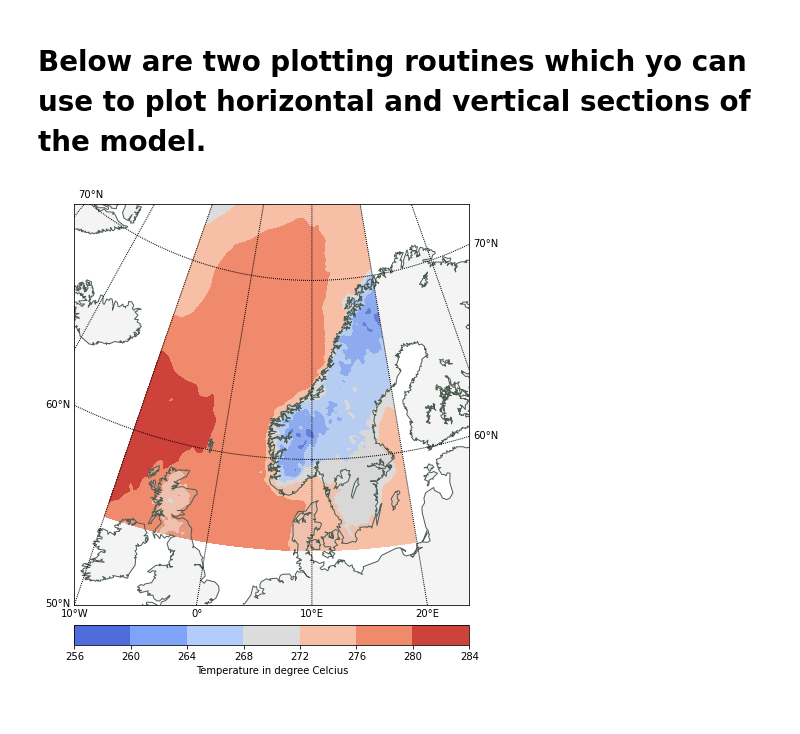
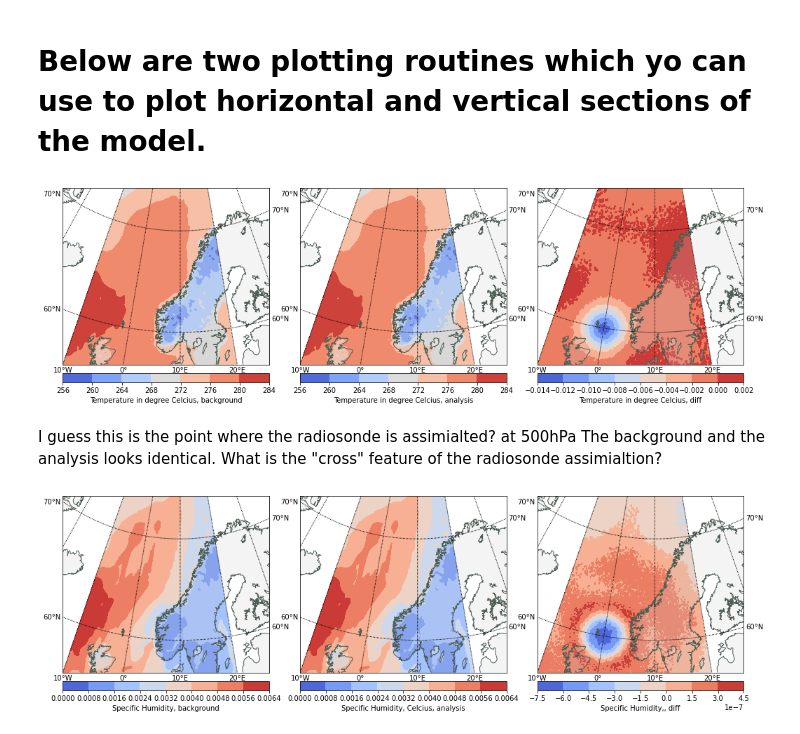
Before and after one commit to eirikngard/GEO4902, a Jupyter notebook: Data_assimilation_Eirik.ipynb, the cells around one changed output. Drawn from its saved outputs; the diff is of its cells as text; code cells hidden in the pictures.

```diff
--- a/Data_assimilation_Eirik.ipynb
+++ b/Data_assimilation_Eirik.ipynb
@@ -278,36 +219,96 @@ The data is stored in the original coordinates of the model, but do not worry ab
 # %% [markdown]
 # Below are two plotting routines which yo can use to plot horizontal and vertical sections of the model.
 # %%
-% matplotlib inline
-
 from matplotlib import pyplot as plt
 from mpl_toolkits.basemap import Basemap
 
 timestep=0; modellevel=59
-
 temp_background = model_background.air_temperature[timestep,modellevel,:,:]
 temp_analysis   = model_analysis.air_temperature[timestep,modellevel,:,:]
 
-fig = plt.figure(figsize=(7.2,7.2)) #11.7
+fig = plt.figure(figsize=(15,15)) #11.7
+gs = gridspec.GridSpec(1,3)
 plt.subplots_adjust(left=0.05, right=0.95, top=0.90, bottom=0.05, wspace=0.15, hspace=0.05)
 ax = plt.subplot(111)
 m = Basemap(projection='stere',
             boundinglat=40, lon_0=10, lat_0=78.4,
             resolution='l',
-            llcrnrlat= 50.0, urcrnrlat=72.0, llcrnrlon=-10.0, urcrnrlon=40.0)
+            llcrnrlat= 55.0, urcrnrlat=72.0, llcrnrlon=-10.0, urcrnrlon=40.0)
 
+ax = plt.subplot(gs[0],aspect='equal')
 m.drawcoastlines(color='#4D5D53'); m.fillcontinents(alpha=0.2)
 parallels = np.arange(0.,90,10); m.drawparallels(parallels,labels=[1,1,1,0],fontsize=10)
 meridians = np.arange(0.,360.,10); m.drawmeridians(meridians,labels=[0,0,0,1],latmax=80,fontsize=10)
+x, y = m(*np.meshgrid(model_background.lon,model_background.lat))
+cs=m.contourf(x,y,temp_background,cmap=plt.cm.coolwarm,extemd='max')
+cbar = m.colorbar(cs,location='bottom',pad="5%")
+cbar.set_label('Temperature in degree Celcius, background')
 
+ax = plt.subplot(gs[1],aspect='equal')
+m.drawcoastlines(color='#4D5D53'); m.fillcontinents(alpha=0.2)
+parallels = np.arange(0.,90,10); m.drawparallels(parallels,labels=[1,1,1,0],fontsize=10)
+meridians = np.arange(0.,360.,10); m.drawmeridians(meridians,labels=[0,0,0,1],latmax=80,fontsize=10)
+x, y = m(*np.meshgrid(model_analysis.lon,model_background.lat))
+cs=m.contourf(x,y,temp_analysis,cmap=plt.cm.coolwarm,extemd='max')
+cbar = m.colorbar(cs,location='bottom',pad="5%")
+cbar.set_label('Temperature in degree Celcius, analysis')
+
+ax = plt.subplot(gs[2],aspect='equal')
+m.drawcoastlines(color='#4D5D53'); m.fillcontinents(alpha=0.2)
+parallels = np.arange(0.,90,10); m.drawparallels(parallels,labels=[1,1,1,0],fontsize=10)
+meridians = np.arange(0.,360.,10); m.drawmeridians(meridians,labels=[0,0,0,1],latmax=80,fontsize=10)
 x, y = m(*np.meshgrid(model_background.lon,model_background.lat))
-
-cs=m.contourf(x,y,temp_analysis,cmap=plt.cm.coolwarm,extemd='max')
-
+cs=m.contourf(x,y,temp_analysis-temp_background,cmap=plt.cm.coolwarm,extemd='max')
 cbar = m.colorbar(cs,location='bottom',pad="5%")
-cbar.set_label('Temperature in degree Celcius')
+cbar.set_label('Temperature in degree Celcius, diff')
 # %% [output]
-[figure, old version]
+[figure, new version]
+# %% [markdown]
+I guess this is the point where the radiosonde is assimialted? at 500hPa
+The background and the analysis looks identical.
+What is the "cross" feature of the radiosonde assimialtion?
+# %%
+timestep=0; modellevel=59
+temp_background = model_background.specific_humidity[timestep,modellevel,:,:]
+temp_analysis   = model_analysis.specific_humidity[timestep,modellevel,:,:]
+
+fig = plt.figure(figsize=(15,15)) #11.7
+gs = gridspec.GridSpec(1,3)
+plt.subplots_adjust(left=0.05, right=0.95, top=0.90, bottom=0.05, wspace=0.15, hspace=0.05)
+ax = plt.subplot(111)
+m = Basemap(projection='stere',
+            boundinglat=40, lon_0=10, lat_0=78.4,
+            resolution='l',
+            llcrnrlat= 55.0, urcrnrlat=72.0, llcrnrlon=-10.0, urcrnrlon=40.0)
+
+ax = plt.subplot(gs[0],aspect='equal')
+m.drawcoastlines(color='#4D5D53'); m.fillcontinents(alpha=0.2)
+parallels = np.arange(0.,90,10); m.drawparallels(parallels,labels=[1,1,1,0],fontsize=10)
+meridians = np.arange(0.,360.,10); m.drawmeridians(meridians,labels=[0,0,0,1],latmax=80,fontsize=10)
+x, y = m(*np.meshgrid(model_background.lon,model_background.lat))
+cs=m.contourf(x,y,temp_background,cmap=plt.cm.coolwarm,extemd='max')
+cbar = m.colorbar(cs,location='bottom',pad="5%")
+cbar.set_label('Specific Humidity, background')
+
+ax = plt.subplot(gs[1],aspect='equal')
+m.drawcoastlines(color='#4D5D53'); m.fillcontinents(alpha=0.2)
+parallels = np.arange(0.,90,10); m.drawparallels(parallels,labels=[1,1,1,0],fontsize=10)
+meridians = np.arange(0.,360.,10); m.drawmeridians(meridians,labels=[0,0,0,1],latmax=80,fontsize=10)
+x, y = m(*np.meshgrid(model_analysis.lon,model_background.lat))
+cs=m.contourf(x,y,temp_analysis,cmap=plt.cm.coolwarm,extemd='max')
+cbar = m.colorbar(cs,location='bottom',pad="5%")
+cbar.set_label('Specific Humidity, Celcius, analysis')
+
+ax = plt.subplot(gs[2],aspect='equal')
+m.drawcoastlines(color='#4D5D53'); m.fillcontinents(alpha=0.2)
+parallels = np.arange(0.,90,10); m.drawparallels(parallels,labels=[1,1,1,0],fontsize=10)
+meridians = np.arange(0.,360.,10); m.drawmeridians(meridians,labels=[0,0,0,1],latmax=80,fontsize=10)
+x, y = m(*np.meshgrid(model_background.lon,model_background.lat))
+cs=m.contourf(x,y,temp_analysis-temp_background,cmap=plt.cm.coolwarm,extemd='max')
+cbar = m.colorbar(cs,location='bottom',pad="5%")
+cbar.set_label('Specific Humidity,, diff')
+# %% [output]
+[figure, added]
 # %%
 fig = plt.figure(figsize=(7.2,7.2)) #11.7
 plt.subplots_adjust(left=0.05, right=0.95, top=0.90, bottom=0.05, wspace=0.15, hspace=0.05)
```
Also changed, not shown: parts of 16 cells of this notebook.
